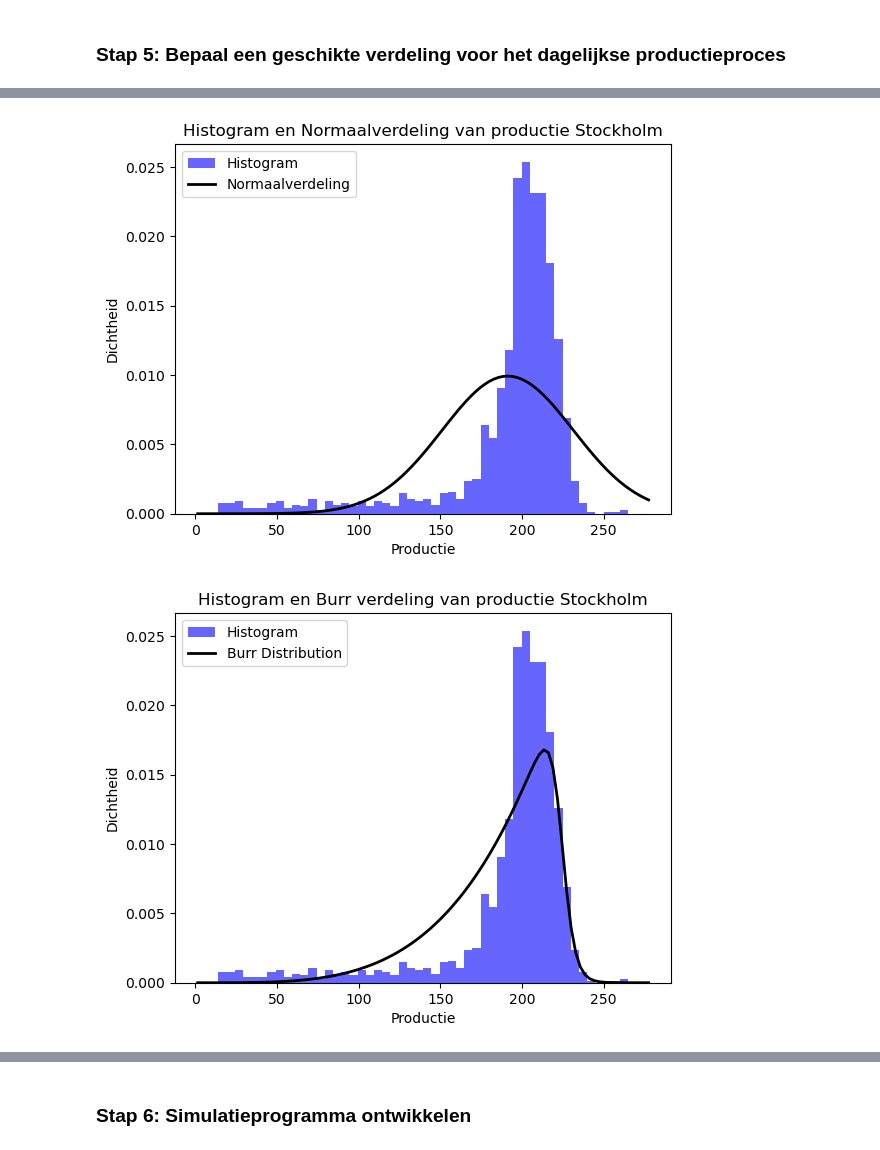
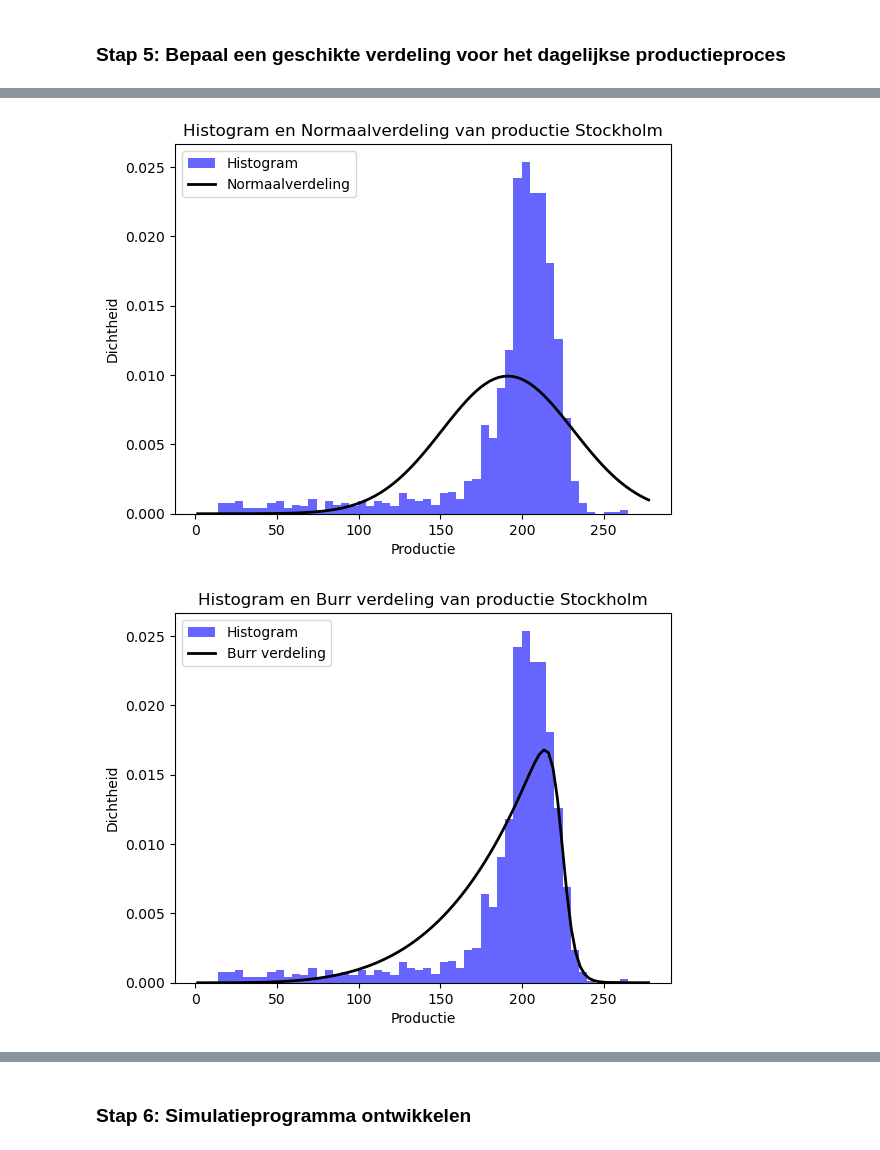
Before and after one commit to craftyraf/project-productie-proces, a Jupyter notebook: notebooks/Deel 1.ipynb, the cells around one changed output, grey strips where cells are left out. Saved outputs shown, nothing was run; the diff lists cells and outputs as text; code cells hidden in the pictures.

```diff
--- a/notebooks/Deel 1.ipynb
+++ b/notebooks/Deel 1.ipynb
@@ -225,7 +228,7 @@ plt.hist(data_sto, bins=50, density=True, alpha=0.6, color='b', label='Histogram
 xmin, xmax = plt.xlim()
 x_sto = np.linspace(xmin, xmax, 100)
 p_sto = burr.pdf(x_sto, c_sto, d_sto, loc=loc_sto, scale=scale_sto)
-plt.plot(x_sto, p_sto, 'k', linewidth=2, label='Burr Distribution')
+plt.plot(x_sto, p_sto, 'k', linewidth=2, label='Burr verdeling')
 
 plt.title('Histogram en Burr verdeling van productie Stockholm')
 plt.xlabel('Productie')
@@ -244,7 +247,7 @@ plt.hist(data_sto, bins=50, density=True, alpha=0.6, color='b', label='Histogram
 xmin, xmax = plt.xlim()
 x_sto = np.linspace(xmin, xmax, 100)
 p_sto = cauchy.pdf(x_sto, loc=loc_sto, scale=scale_sto)
-plt.plot(x_sto, p_sto, 'k', linewidth=2, label='Cauchy Distribution')
+plt.plot(x_sto, p_sto, 'k', linewidth=2, label='Cauchy verdeling')
 
 plt.title('Histogram en Cauchy verdeling van productie Stockholm')
 plt.xlabel('Productie')
@@ -261,31 +264,31 @@ plt.show()
 ...         ...   ...     ...                       ...         ...       ...
 1825   Saturday     1       0  12-31-2022 00:00:00.0000          No       203
 1826     Sunday     1       0  01-01-2023 00:00:00.0000          No       231
 1827     Monday     1       0  01-02-2023 00:00:00.0000          No       181
 1828    Tuesday     1       0  01-03-2023 00:00:00.0000          No       198
 1829  Wednesday     1       0  01-04-2023 00:00:00.0000          No       171
 ... (11 lines left out)
 1828             16      1046.0
 1829             14      1073.0
 
 [1428 rows x 8 columns]
 [figure]
             DoW  hour  minute                      date maintenance prod_loss  \
 0        Monday     1       0  01-01-2018 00:00:00.0000          No         9
 1       Tuesday     1       0  01-02-2018 00:00:00.0000          No         9
 2     Wednesday     1       0  01-03-2018 00:00:00.0000          No        18
 3      Thursday     1       0  01-04-2018 00:00:00.0000          No        22
 4        Friday     1       0  01-05-2018 00:00:00.0000          No        31
 ...         ...   ...     ...                       ...         ...       ...
 1825   Saturday     1       0  12-31-2022 00:00:00.0000          No        51
 1826     Sunday     1       0  01-01-2023 00:00:00.0000          No        53
 1827     Monday     1       0  01-02-2023 00:00:00.0000          No        61
 1828    Tuesday     1       0  01-03-2023 00:00:00.0000          No        70
 1829  Wednesday     1       0  01-04-2023 00:00:00.0000          No        69
 ... (11 lines left out)
 1828             25       204.0
 1829             25       205.0
 
 [1499 rows x 8 columns]
 [figure]
-[figure, old version]
+[figure, new version]
```
Also changed, not shown: parts of 6 cells of this notebook.
